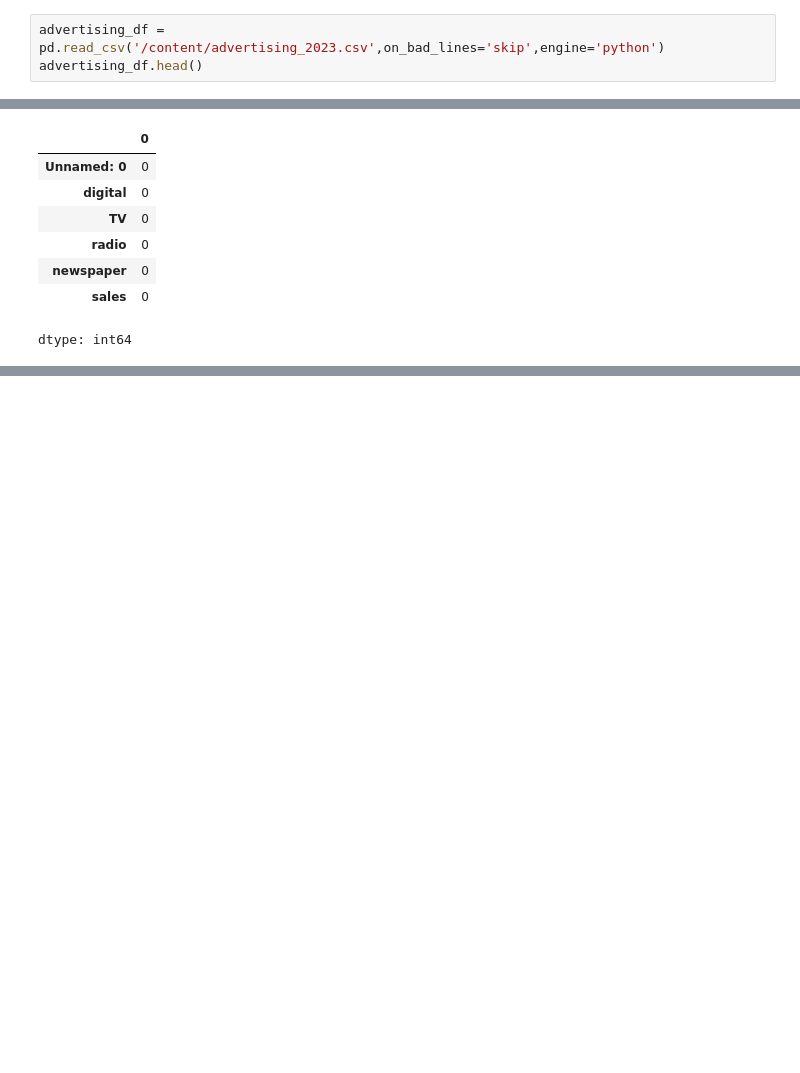
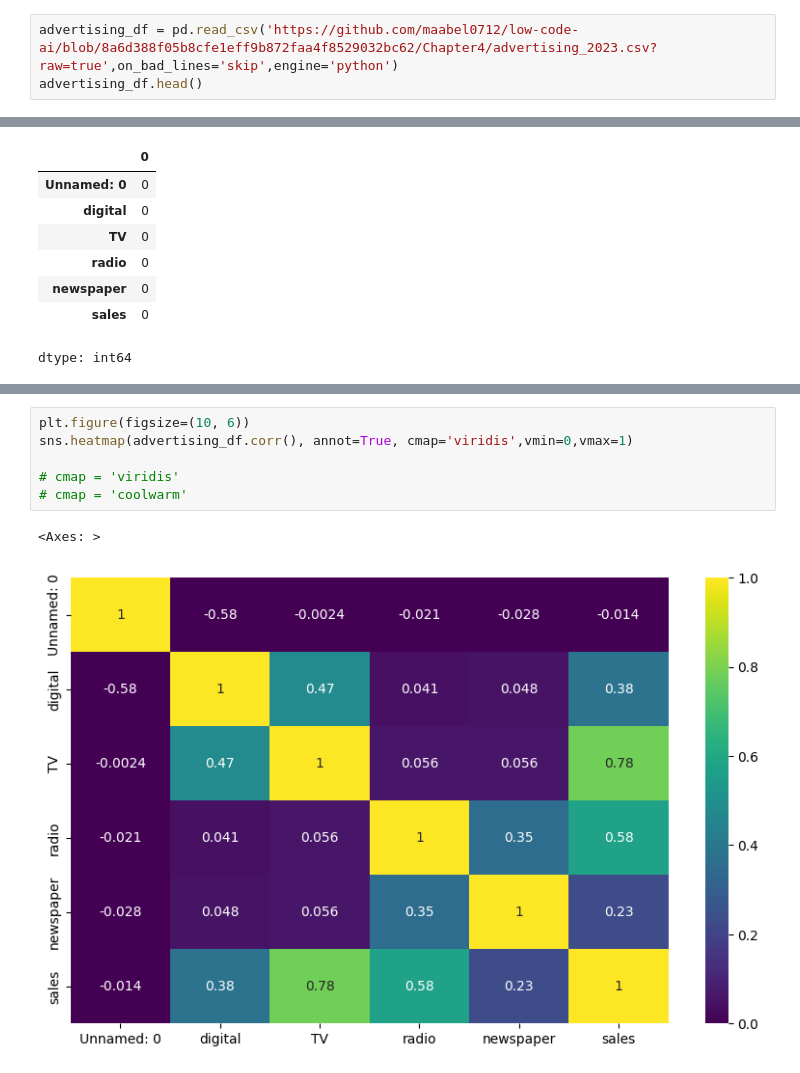
Before and after one commit to Capaquira/projectsLivreLow-code, a Jupyter notebook: MarketingProject.ipynb, the cells around one changed output, grey strips where cells are left out. Cells and saved outputs as stored; diff of their text form; blank space fills up the shorter version.

```diff
--- a/MarketingProject.ipynb
+++ b/MarketingProject.ipynb
@@ -8,7 +8,7 @@ import seaborn as sns
 from scipy import stats
 %matplotlib inline
 # %%
-advertising_df = pd.read_csv('/content/advertising_2023.csv',on_bad_lines='skip',engine='python')
+advertising_df = pd.read_csv('https://github.com/maabel0712/low-code-ai/blob/8a6d388f05b8cfe1eff9b872faa4f8529032bc62/Chapter4/advertising_2023.csv?raw=true',on_bad_lines='skip',engine='python')
 advertising_df.head()
 # %% [output]
 |  | Unnamed: 0 | digital | TV | radio | newspaper | sales |
@@ -76,0 +59,9 @@ sns.violinplot(data=advertising_df,x='sales',y='digital')
+# %%
+plt.figure(figsize=(10, 6))
+sns.heatmap(advertising_df.corr(), annot=True, cmap='viridis',vmin=0,vmax=1)
+
+# cmap = 'viridis'
+# cmap = 'coolwarm'
+# %% [output]
+<Axes: >
+[figure, added]
```
Also changed, not shown: parts of 5 cells of this notebook.
